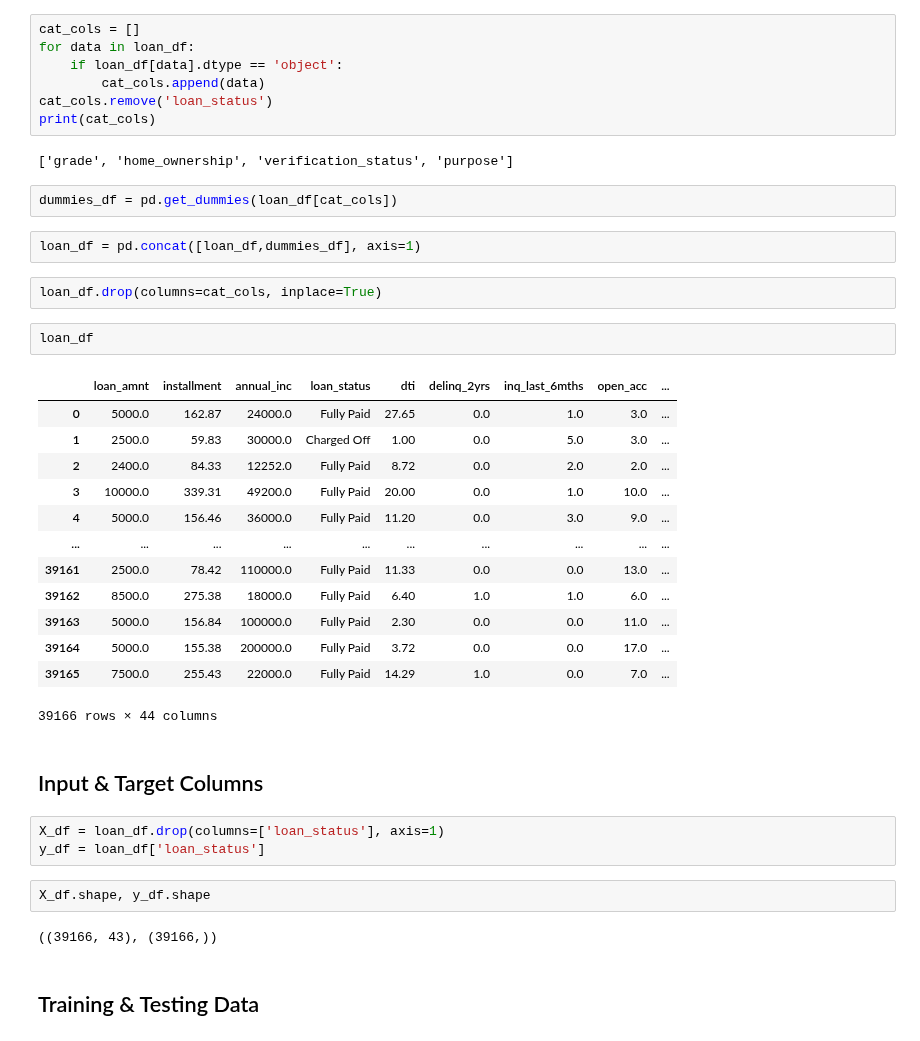
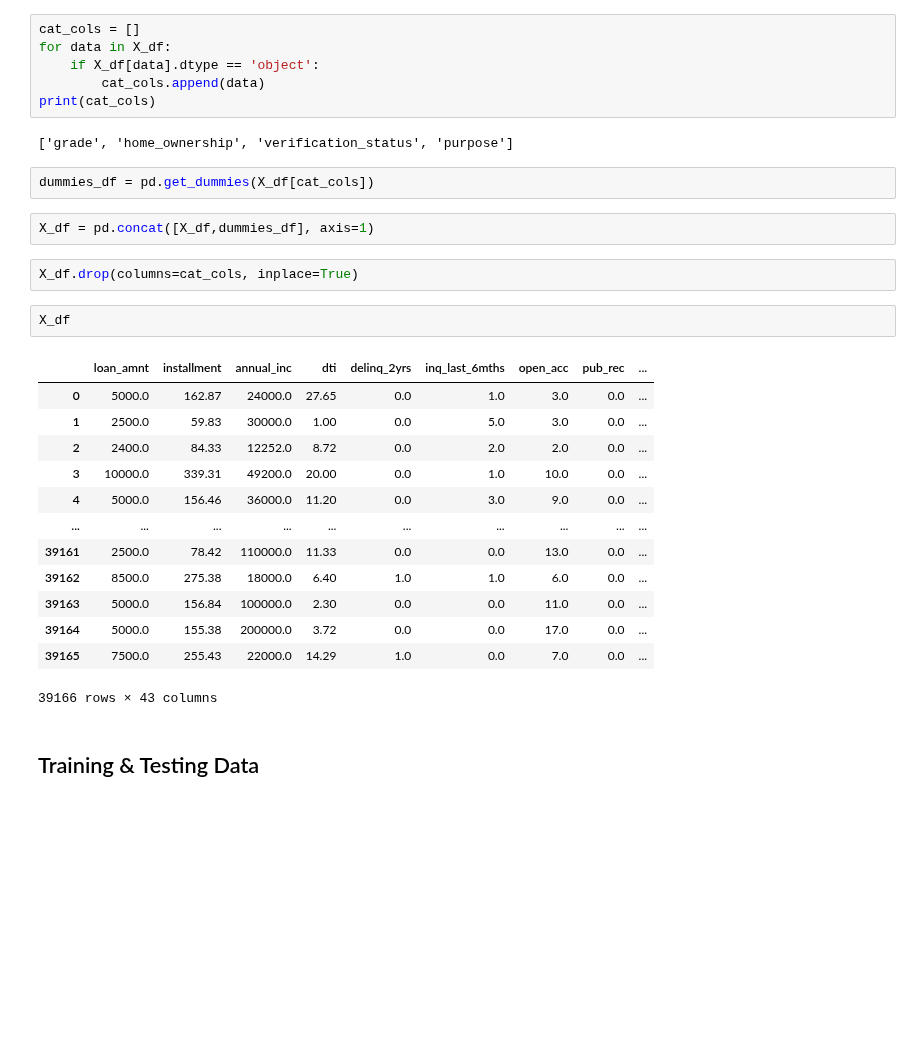
Before and after one commit to imvdharmesh/lending-market-club, a Jupyter notebook: ml-lending-club-loans.ipynb, the cells around one changed output. Drawn from its saved outputs; the diff is of its cells as text; blank space fills up the shorter version.

```diff
--- a/ml-lending-club-loans.ipynb
+++ b/ml-lending-club-loans.ipynb
@@ -366,44 +391,34 @@ plt.show()
 ## Encode Categorical Columns
 # %%
 cat_cols = []
-for data in loan_df:
-    if loan_df[data].dtype == 'object':
+for data in X_df:
+    if X_df[data].dtype == 'object':
         cat_cols.append(data)
-cat_cols.remove('loan_status')
 print(cat_cols)
 # %% [output]
 ['grade', 'home_ownership', 'verification_status', 'purpose']
 # %%
-dummies_df = pd.get_dummies(loan_df[cat_cols])
+dummies_df = pd.get_dummies(X_df[cat_cols])
 # %%
-loan_df = pd.concat([loan_df,dummies_df], axis=1)
+X_df = pd.concat([X_df,dummies_df], axis=1)
 # %%
-loan_df.drop(columns=cat_cols, inplace=True)
+X_df.drop(columns=cat_cols, inplace=True)
 # %%
-loan_df
+X_df
 # %% [output]
-|  | loan_amnt | installment | annual_inc | loan_status | dti | delinq_2yrs | inq_last_6mths | open_acc | ... |
-| 0 | 5000.0 | 162.87 | 24000.0 | Fully Paid | 27.65 | 0.0 | 1.0 | 3.0 | ... |
-| 1 | 2500.0 | 59.83 | 30000.0 | Charged Off | 1.00 | 0.0 | 5.0 | 3.0 | ... |
-| 2 | 2400.0 | 84.33 | 12252.0 | Fully Paid | 8.72 | 0.0 | 2.0 | 2.0 | ... |
-| 3 | 10000.0 | 339.31 | 49200.0 | Fully Paid | 20.00 | 0.0 | 1.0 | 10.0 | ... |
-| 4 | 5000.0 | 156.46 | 36000.0 | Fully Paid | 11.20 | 0.0 | 3.0 | 9.0 | ... |
+|  | loan_amnt | installment | annual_inc | dti | delinq_2yrs | inq_last_6mths | open_acc | pub_rec | ... |
+| 0 | 5000.0 | 162.87 | 24000.0 | 27.65 | 0.0 | 1.0 | 3.0 | 0.0 | ... |
+| 1 | 2500.0 | 59.83 | 30000.0 | 1.00 | 0.0 | 5.0 | 3.0 | 0.0 | ... |
+| 2 | 2400.0 | 84.33 | 12252.0 | 8.72 | 0.0 | 2.0 | 2.0 | 0.0 | ... |
+| 3 | 10000.0 | 339.31 | 49200.0 | 20.00 | 0.0 | 1.0 | 10.0 | 0.0 | ... |
+| 4 | 5000.0 | 156.46 | 36000.0 | 11.20 | 0.0 | 3.0 | 9.0 | 0.0 | ... |
 | ... | ... | ... | ... | ... | ... | ... | ... | ... | ... |
-| 39161 | 2500.0 | 78.42 | 110000.0 | Fully Paid | 11.33 | 0.0 | 0.0 | 13.0 | ... |
-| 39162 | 8500.0 | 275.38 | 18000.0 | Fully Paid | 6.40 | 1.0 | 1.0 | 6.0 | ... |
-| 39163 | 5000.0 | 156.84 | 100000.0 | Fully Paid | 2.30 | 0.0 | 0.0 | 11.0 | ... |
-| 39164 | 5000.0 | 155.38 | 200000.0 | Fully Paid | 3.72 | 0.0 | 0.0 | 17.0 | ... |
-| 39165 | 7500.0 | 255.43 | 22000.0 | Fully Paid | 14.29 | 1.0 | 0.0 | 7.0 | ... |
+| 39161 | 2500.0 | 78.42 | 110000.0 | 11.33 | 0.0 | 0.0 | 13.0 | 0.0 | ... |
+| 39162 | 8500.0 | 275.38 | 18000.0 | 6.40 | 1.0 | 1.0 | 6.0 | 0.0 | ... |
+| 39163 | 5000.0 | 156.84 | 100000.0 | 2.30 | 0.0 | 0.0 | 11.0 | 0.0 | ... |
+| 39164 | 5000.0 | 155.38 | 200000.0 | 3.72 | 0.0 | 0.0 | 17.0 | 0.0 | ... |
+| 39165 | 7500.0 | 255.43 | 22000.0 | 14.29 | 1.0 | 0.0 | 7.0 | 0.0 | ... |
-39166 rows × 44 columns
+39166 rows × 43 columns
-# %% [markdown]
-## Input & Target Columns
-# %%
-X_df = loan_df.drop(columns=['loan_status'], axis=1)
-y_df = loan_df['loan_status']
-# %%
-X_df.shape, y_df.shape
-# %% [output]
-((39166, 43), (39166,))
 # %% [markdown]
 ## Training & Testing Data
 # %%
```
Also changed, not shown: parts of 25 cells of this notebook.
